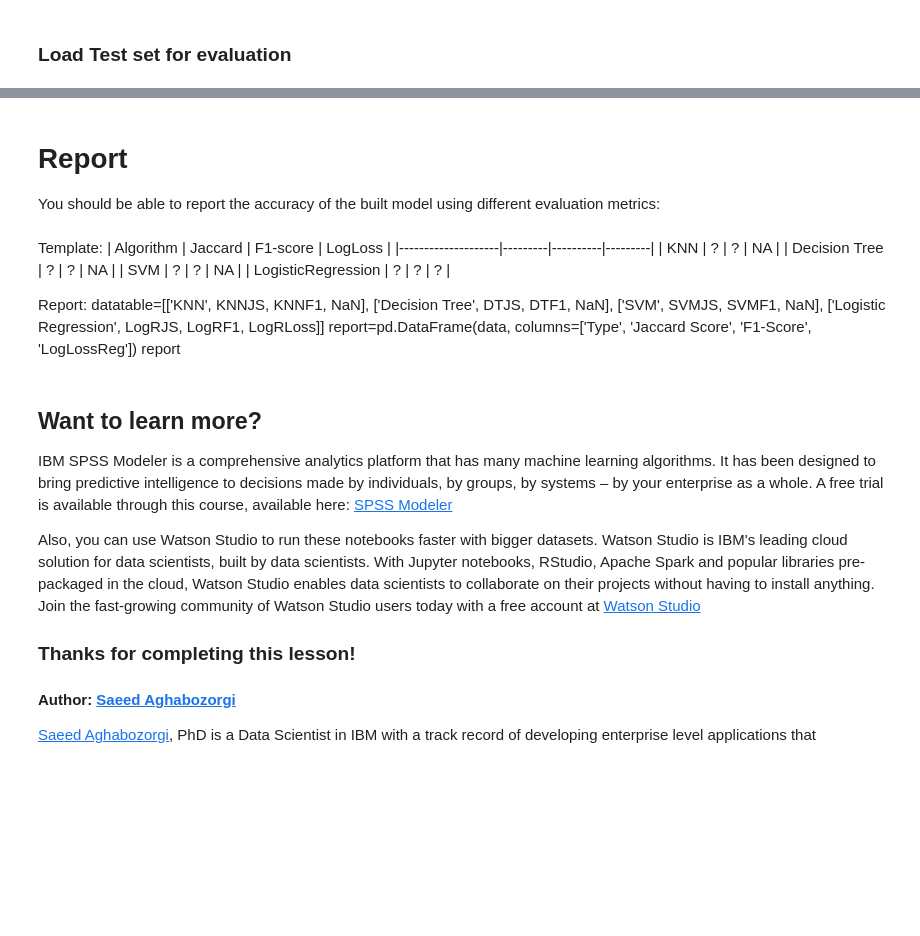
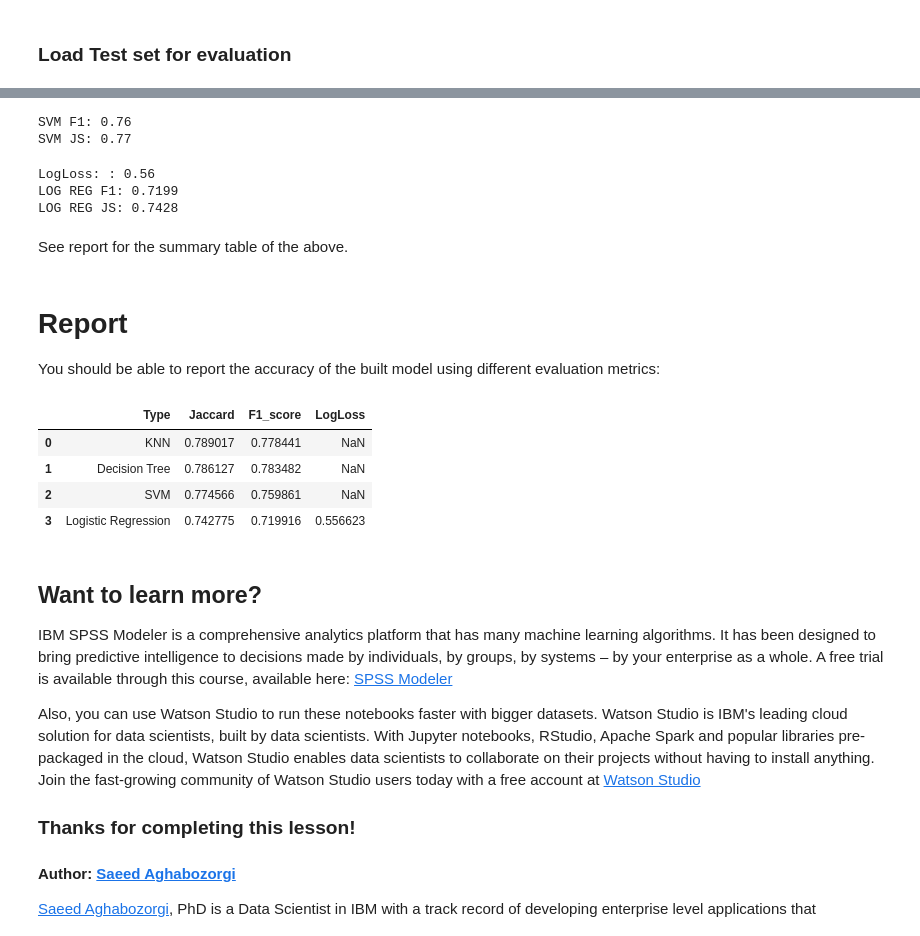
Before and after one commit to ZNaddie/IBM---Machine-Learning-with-Pythin---The-Best-Classifier, a Jupyter notebook: Machine Learning with Python - The Best Classifier.ipynb, the cells around one changed output, grey strips where cells are left out. Drawn from its saved outputs; the diff is of its cells as text; code cells hidden in the pictures; blank space fills up the shorter version.

```diff
--- a/Machine Learning with Python - The Best Classifier.ipynb
+++ b/Machine Learning with Python - The Best Classifier.ipynb
@@ -549,32 +676,38 @@ yhatSVM=clf.predict(X)
 SVMJS = jaccard_similarity_score(y, yhatSVM)
 SVMF1 = f1_score(y, yhatSVM, average='weighted')
 print("SVM F1: %.2f" % SVMF1)
-print("SVM JS: %.2f" % SVMJaccard)
+print("SVM JS: %.2f" % SVMJS)
+# %% [output]
+SVM F1: 0.76
+SVM JS: 0.77
 # %%
 yhatLOG = LogR.predict(X)
 yhatLOGproba = LogR.predict_proba(X)
 LogRJS = jaccard_similarity_score(y, yhatLOG)
 LogRF1 = f1_score(y, yhatLOG, average='weighted')
 LogRLoss = log_loss(y, yhatLOGproba)
-print("LogLoss: : %.2f" % Logloss)
+print("LogLoss: : %.2f" % LogRLoss)
 print("LOG REG F1: %.4f" % LogRF1)
-print("LOG REG JS: %.4f" % LogRJaccard)
+print("LOG REG JS: %.4f" % LogRJS)
+# %% [output]
+LogLoss: : 0.56
+LOG REG F1: 0.7199
+LOG REG JS: 0.7428
+# %% [markdown]
+See report for the summary table of the above.
 # %% [markdown]
 # Report
 You should be able to report the accuracy of the built model using different evaluation metrics:
-# %% [markdown]
-Template:
-| Algorithm          | Jaccard | F1-score | LogLoss |
-|--------------------|---------|----------|---------|
-| KNN                | ?       | ?        | NA      |
-| Decision Tree      | ?       | ?        | NA      |
-| SVM                | ?       | ?        | NA      |
-| LogisticRegression | ?       | ?        | ?       |
-
-Report:
-datatable=[['KNN', KNNJS, KNNF1, NaN], ['Decision Tree', DTJS, DTF1, NaN], ['SVM', SVMJS, SVMF1, NaN], ['Logistic Regression', LogRJS, LogRF1, LogRLoss]]
-report=pd.DataFrame(data, columns=['Type', 'Jaccard Score', 'F1-Score', 'LogLossReg'])
-report
+# %%
+datatable=[['KNN', KNNJS, KNNF1, ], ['Decision Tree', DTJS, DTF1, ], ['SVM', SVMJS, SVMF1, ], ['Logistic Regression', LogRJS, LogRF1, LogRLoss]]
+DTDF=pd.DataFrame(datatable, columns=['Type', 'Jaccard', 'F1_score', 'LogLoss'])
+DTDF
+# %% [output]
+|  | Type | Jaccard | F1_score | LogLoss |
+| 0 | KNN | 0.789017 | 0.778441 | NaN |
+| 1 | Decision Tree | 0.786127 | 0.783482 | NaN |
+| 2 | SVM | 0.774566 | 0.759861 | NaN |
+| 3 | Logistic Regression | 0.742775 | 0.719916 | 0.556623 |
 # %% [markdown]
 <h2>Want to learn more?</h2>
 
```
Also changed, not shown: parts of 26 cells of this notebook.
